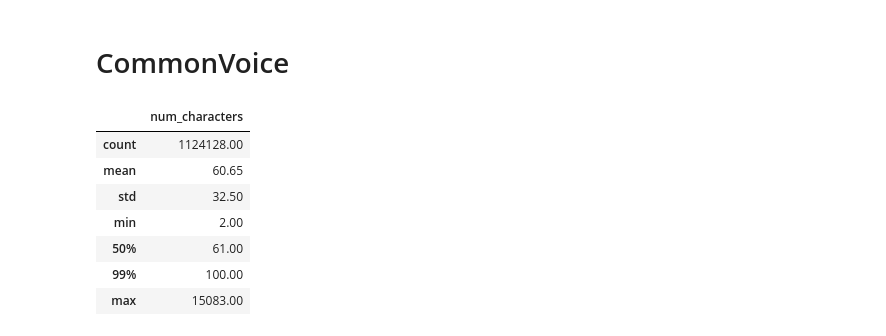
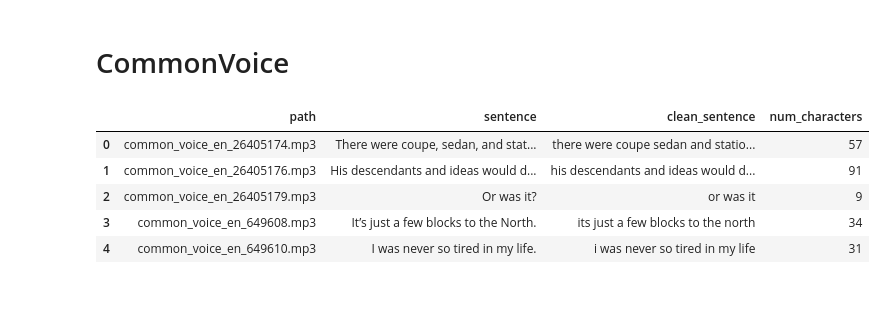
Before and after one commit to k-katarzyna/Automatic_Speech_Recognition, a Jupyter notebook: 00_data.ipynb, the cells around one changed output. Saved outputs shown, nothing was run; the diff lists cells and outputs as text; code cells hidden in the pictures; blank space fills up the shorter version.

```diff
--- a/00_data.ipynb
+++ b/00_data.ipynb
@@ -41,23 +100,17 @@ pd.options.display.float_format = '{:.2f}'.format
 # %%
 train_labels = pd.read_csv("data/extracted/cv-corpus-20.0-2024-12-06/en/train.tsv",
                            sep='\t',
                            usecols=["sentence", "path"])
 
-def clean_transcription(text):
-    text = re.sub(r'[^\w\s]', "", text)
-    return text.lower()
-
 train_labels["clean_sentence"] = train_labels.sentence.apply(clean_transcription)
 train_labels["num_characters"] = train_labels.clean_sentence.map(len)
 
-train_labels[["num_characters"]].describe(percentiles=[0.99])
+train_labels.head()
 # %% [output]
-|  | num_characters |
-| count | 1124128.00 |
-| mean | 60.65 |
-| std | 32.50 |
-| min | 2.00 |
-| 50% | 61.00 |
-| 99% | 100.00 |
-| max | 15083.00 |
+|  | path | sentence | clean_sentence | num_characters |
+| 0 | common_voice_en_26405174.mp3 | There were coupe, sedan, and stat... | there were coupe sedan and statio... | 57 |
+| 1 | common_voice_en_26405176.mp3 | His descendants and ideas would d... | his descendants and ideas would d... | 91 |
+| 2 | common_voice_en_26405179.mp3 | Or was it? | or was it | 9 |
+| 3 | common_voice_en_649608.mp3 | It’s just a few blocks to the North. | its just a few blocks to the north | 34 |
+| 4 | common_voice_en_649610.mp3 | I was never so tired in my life. | i was never so tired in my life | 31 |
 # %%
```
Also changed, not shown: parts of 19 cells of this notebook.
